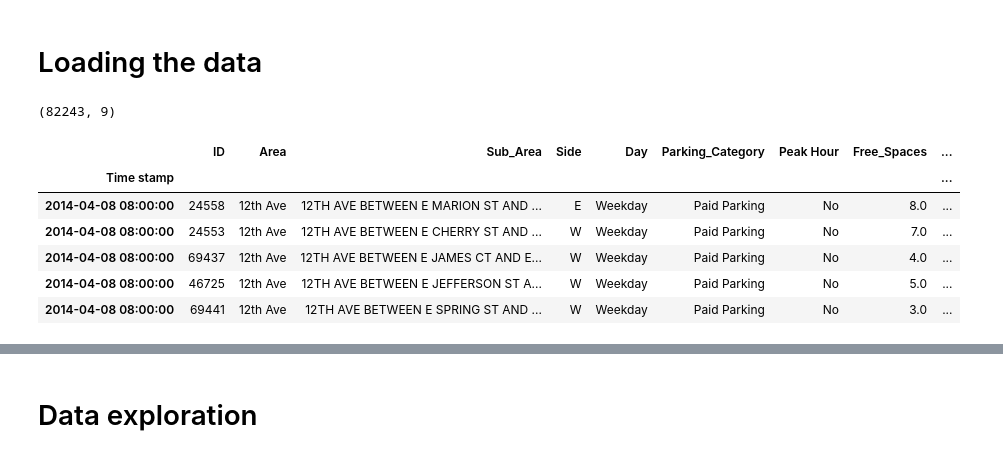
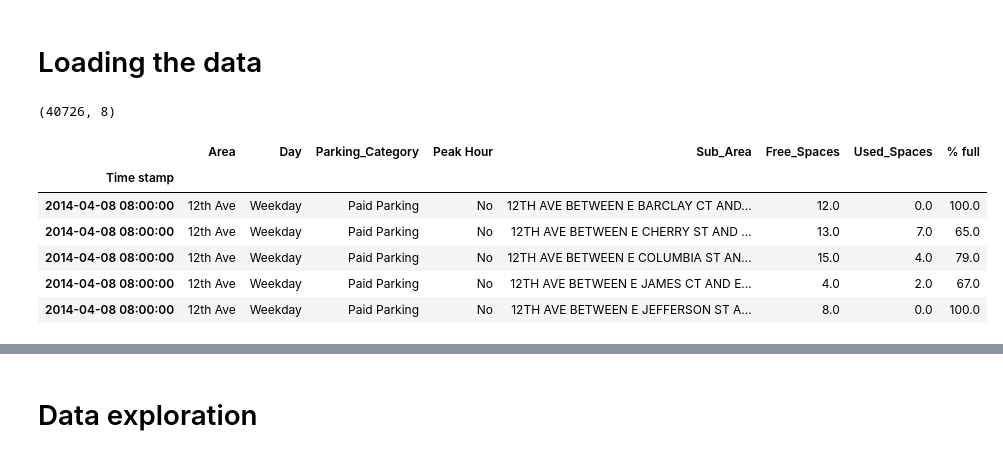
Before and after one commit to bok11/IS-Data-Analasys, a Jupyter notebook: Data Exploration (Part 2).ipynb, the cells around one changed output, grey strips where cells are left out. Saved outputs shown, nothing was run; the diff lists cells and outputs as text; code cells hidden in the pictures.

```diff
--- a/Data Exploration (Part 2).ipynb
+++ b/Data Exploration (Part 2).ipynb
@@ -8,17 +8,18 @@ import numpy as np
 # Loading the data
 # %%
 df = pd.Series()
-df['raw'] = pd.read_csv('./Data/clean.csv',index_col='Time stamp',low_memory=False)
-df['raw'].shape
+df['sub'] = pd.read_csv('./Data/sub-area.csv',index_col='Time stamp',low_memory=False)
+#df['area'] = pd.read_csv('./Data/area.csv',index_col='Time stamp',low_memory=False)
+df['sub'].shape
 # %% [output]
-(82243, 9)
+(40726, 8)
 # %%
-df['raw'].head()
+df['sub'].head()
 # %% [output]
-|  | ID | Area | Sub_Area | Side | Day | Parking_Category | Peak Hour | Free_Spaces | ... |
-| Time stamp |  |  |  |  |  |  |  |  | ... |
-| 2014-04-08 08:00:00 | 24558 | 12th Ave | 12TH AVE BETWEEN E MARION ST AND ... | E | Weekday | Paid Parking | No | 8.0 | ... |
-| 2014-04-08 08:00:00 | 24553 | 12th Ave | 12TH AVE BETWEEN E CHERRY ST AND ... | W | Weekday | Paid Parking | No | 7.0 | ... |
-| 2014-04-08 08:00:00 | 69437 | 12th Ave | 12TH AVE BETWEEN E JAMES CT AND E... | W | Weekday | Paid Parking | No | 4.0 | ... |
-| 2014-04-08 08:00:00 | 46725 | 12th Ave | 12TH AVE BETWEEN E JEFFERSON ST A... | W | Weekday | Paid Parking | No | 5.0 | ... |
-| 2014-04-08 08:00:00 | 69441 | 12th Ave | 12TH AVE BETWEEN E SPRING ST AND ... | W | Weekday | Paid Parking | No | 3.0 | ... |
+|  | Area | Day | Parking_Category | Peak Hour | Sub_Area | Free_Spaces | Used_Spaces | % full |
+| Time stamp |  |  |  |  |  |  |  |  |
+| 2014-04-08 08:00:00 | 12th Ave | Weekday | Paid Parking | No | 12TH AVE BETWEEN E BARCLAY CT AND... | 12.0 | 0.0 | 100.0 |
+| 2014-04-08 08:00:00 | 12th Ave | Weekday | Paid Parking | No | 12TH AVE BETWEEN E CHERRY ST AND ... | 13.0 | 7.0 | 65.0 |
+| 2014-04-08 08:00:00 | 12th Ave | Weekday | Paid Parking | No | 12TH AVE BETWEEN E COLUMBIA ST AN... | 15.0 | 4.0 | 79.0 |
+| 2014-04-08 08:00:00 | 12th Ave | Weekday | Paid Parking | No | 12TH AVE BETWEEN E JAMES CT AND E... | 4.0 | 2.0 | 67.0 |
+| 2014-04-08 08:00:00 | 12th Ave | Weekday | Paid Parking | No | 12TH AVE BETWEEN E JEFFERSON ST A... | 8.0 | 0.0 | 100.0 |
```
Also changed, not shown: parts of 12 cells of this notebook, 4 other files.
